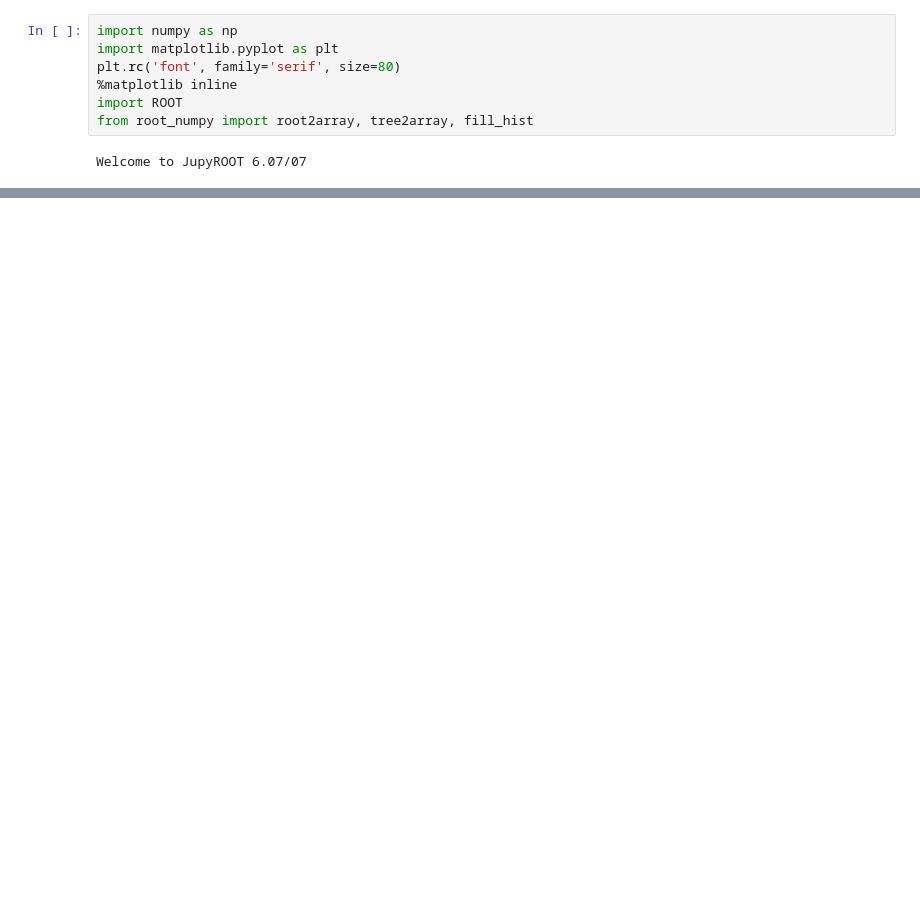
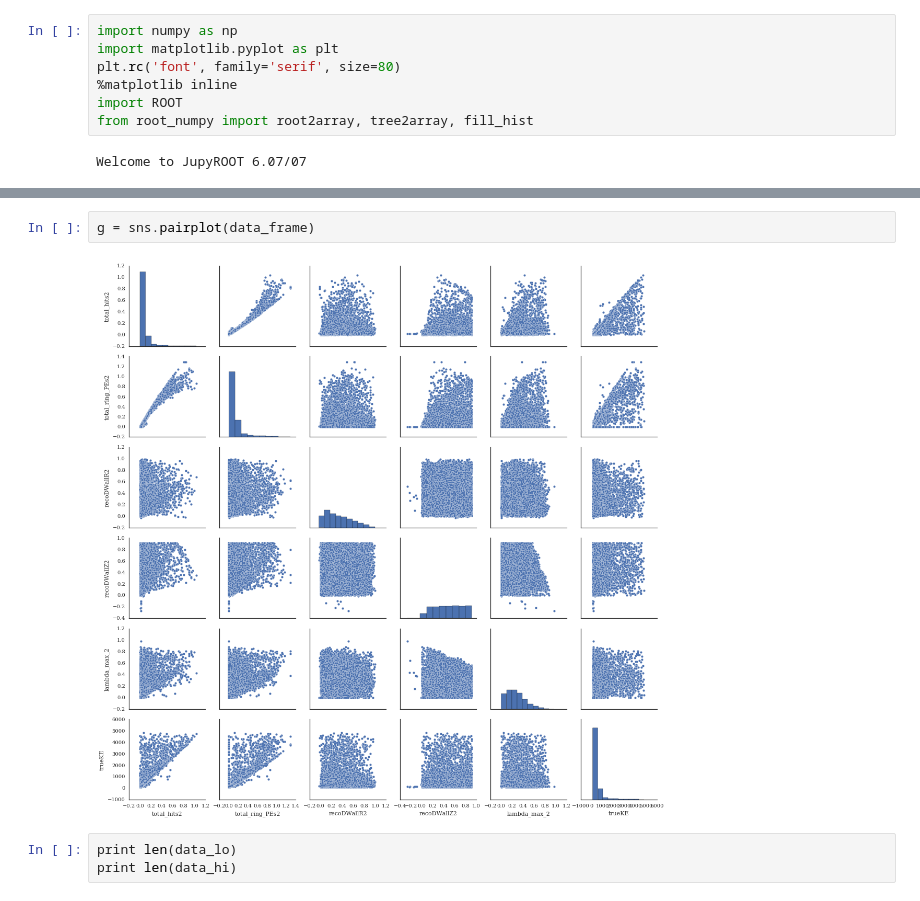
Before and after one commit to fmuheim/hyperk, a Jupyter notebook: reco/xgboost_regression_energy_reco.ipynb, the cells around one changed output, grey strips where cells are left out. Drawn from its saved outputs; the diff is of its cells as text; blank space fills up the shorter version.

```diff
--- a/reco/xgboost_regression_energy_reco.ipynb
+++ b/reco/xgboost_regression_energy_reco.ipynb
@@ -11,0 +52,7 @@ Welcome to JupyROOT 6.07/07
+# %%
+g = sns.pairplot(data_frame)
+# %% [output]
+[figure, added]
+# %%
+print len(data_lo)
+print len(data_hi)
```
Also changed, not shown: parts of 30 cells of this notebook, 1 other file.
